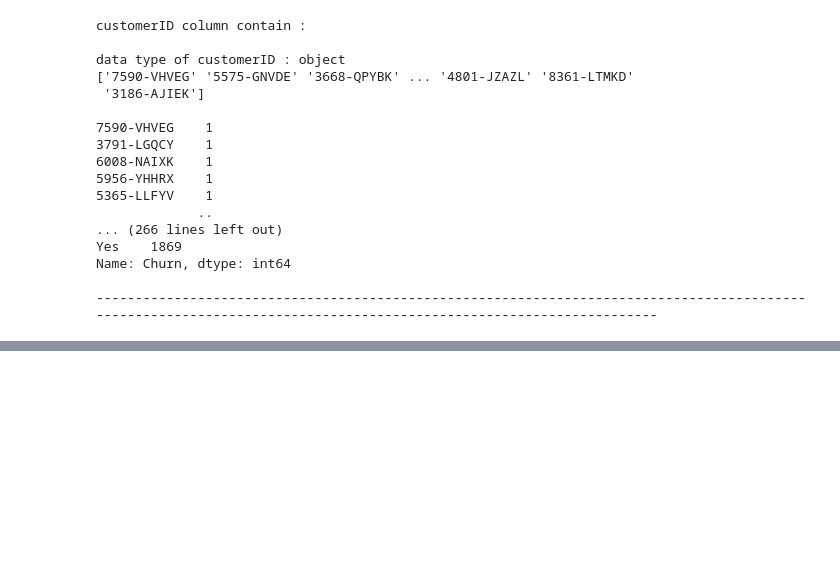
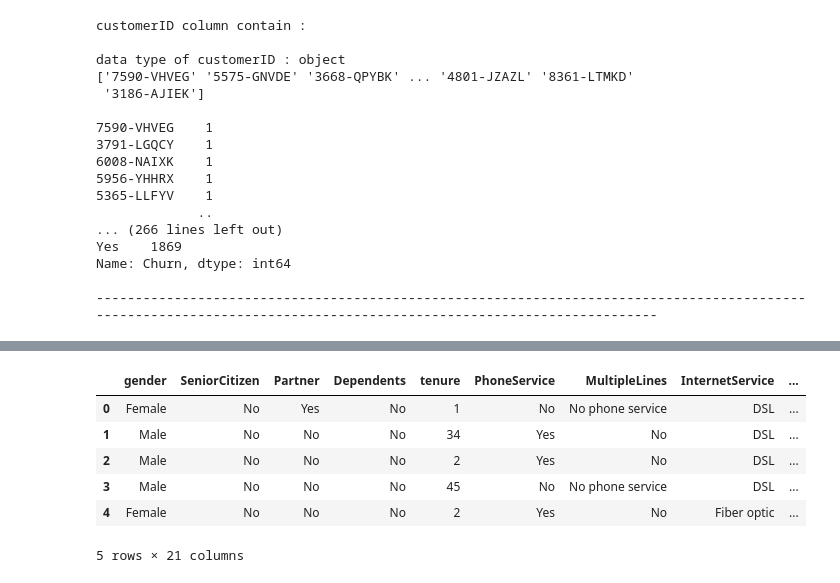
Before and after one commit to pinilDissanayaka/Telecom-Customer-Churn-prediction, a Jupyter notebook: Scripts/ Notebook.ipynb, the cells around one changed output, grey strips where cells are left out. Cells and saved outputs as stored; diff of their text form; code cells hidden in the pictures; blank space fills up the shorter version.

```diff
--- a/Scripts/ Notebook.ipynb
+++ b/Scripts/ Notebook.ipynb
@@ -251,0 +327,2 @@ Numeric columns : ['tenure', 'TotalCharges', 'MonthlyCharges']
+# %%
+df.drop(columns=['customerID', 'TotalCharges'], inplace =True)
@@ -251,0 +349,10 @@ Numeric columns : ['tenure', 'TotalCharges', 'MonthlyCharges']
+# %%
+df.head()
+# %% [output]
+|  | gender | SeniorCitizen | Partner | Dependents | tenure | PhoneService | MultipleLines | InternetService | ... |
+| 0 | Female | No | Yes | No | 1 | No | No phone service | DSL | ... |
+| 1 | Male | No | No | No | 34 | Yes | No | DSL | ... |
+| 2 | Male | No | No | No | 2 | Yes | No | DSL | ... |
+| 3 | Male | No | No | No | 45 | No | No phone service | DSL | ... |
+| 4 | Female | No | No | No | 2 | Yes | No | Fiber optic | ... |
+5 rows × 21 columns
```
Also changed, not shown: parts of 14 cells of this notebook.
